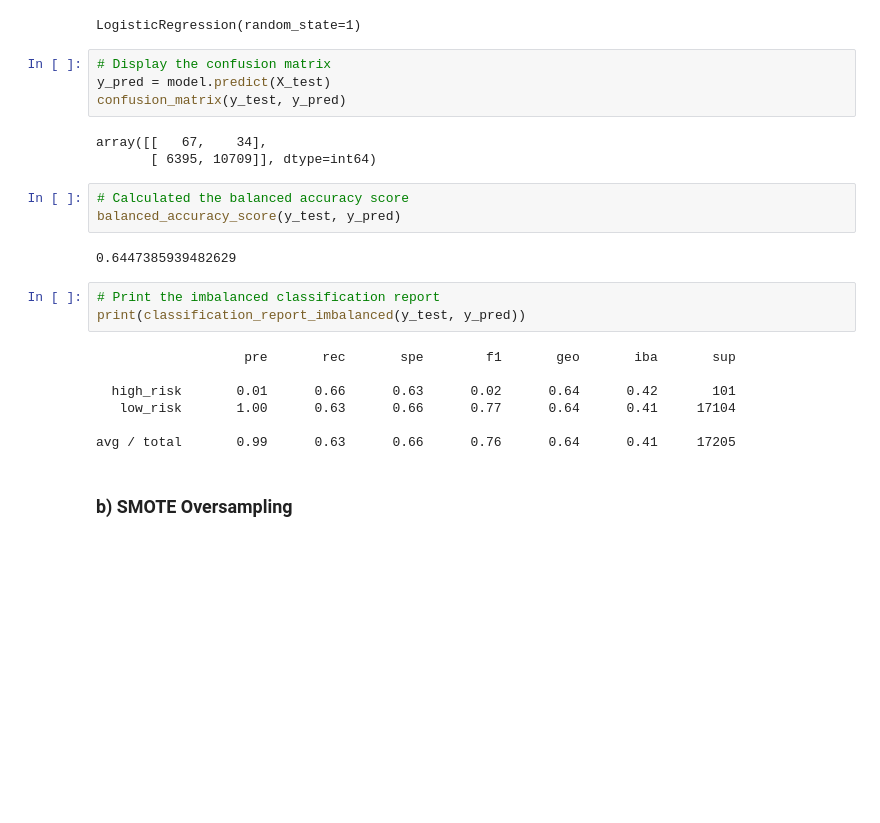
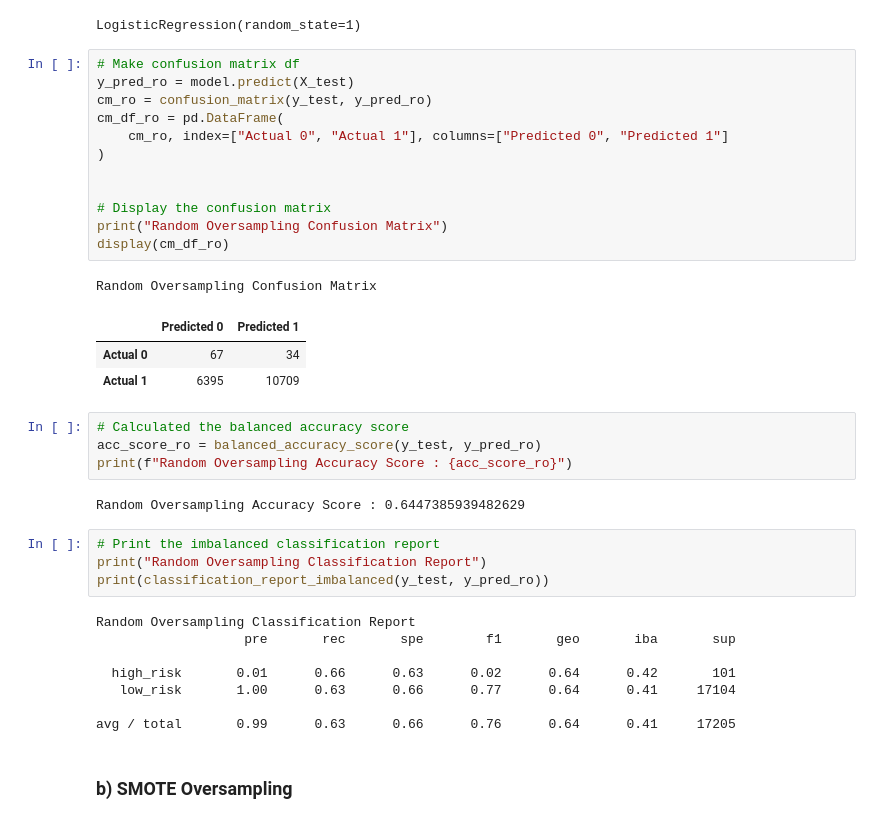
Before and after one commit to nsmeltz/Credit_Risk_Analysis, a Jupyter notebook: credit_risk_resampling.ipynb, the cells around one changed output. Saved outputs shown, nothing was run; the diff lists cells and outputs as text; blank space fills up the shorter version.

```diff
--- a/credit_risk_resampling.ipynb
+++ b/credit_risk_resampling.ipynb
@@ -193,22 +193,35 @@ model = LogisticRegression(solver='lbfgs', random_state=1)
 model.fit(X_resampled, y_resampled)
 # %% [output]
 LogisticRegression(random_state=1)
-# %%
-# Display the confusion matrix
-y_pred = model.predict(X_test)
-confusion_matrix(y_test, y_pred)
-# %% [output]
-array([[   67,    34],
-       [ 6395, 10709]], dtype=int64)
+# %%
+# Make confusion matrix df
+y_pred_ro = model.predict(X_test)
+cm_ro = confusion_matrix(y_test, y_pred_ro)
+cm_df_ro = pd.DataFrame(
+    cm_ro, index=["Actual 0", "Actual 1"], columns=["Predicted 0", "Predicted 1"]
+)
+
+
+# Display the confusion matrix
+print("Random Oversampling Confusion Matrix")
+display(cm_df_ro)
+# %% [output]
+Random Oversampling Confusion Matrix
+|  | Predicted 0 | Predicted 1 |
+| Actual 0 | 67 | 34 |
+| Actual 1 | 6395 | 10709 |
 # %%
 # Calculated the balanced accuracy score
-balanced_accuracy_score(y_test, y_pred)
+acc_score_ro = balanced_accuracy_score(y_test, y_pred_ro)
+print(f"Random Oversampling Accuracy Score : {acc_score_ro}")
 # %% [output]
-0.6447385939482629
+Random Oversampling Accuracy Score : 0.6447385939482629
 # %%
 # Print the imbalanced classification report
-print(classification_report_imbalanced(y_test, y_pred))
+print("Random Oversampling Classification Report")
+print(classification_report_imbalanced(y_test, y_pred_ro))
 # %% [output]
+Random Oversampling Classification Report
                    pre       rec       spe        f1       geo       iba       sup
 
   high_risk       0.01      0.66      0.63      0.02      0.64      0.42       101
```
Also changed, not shown: parts of 12 cells of this notebook.
